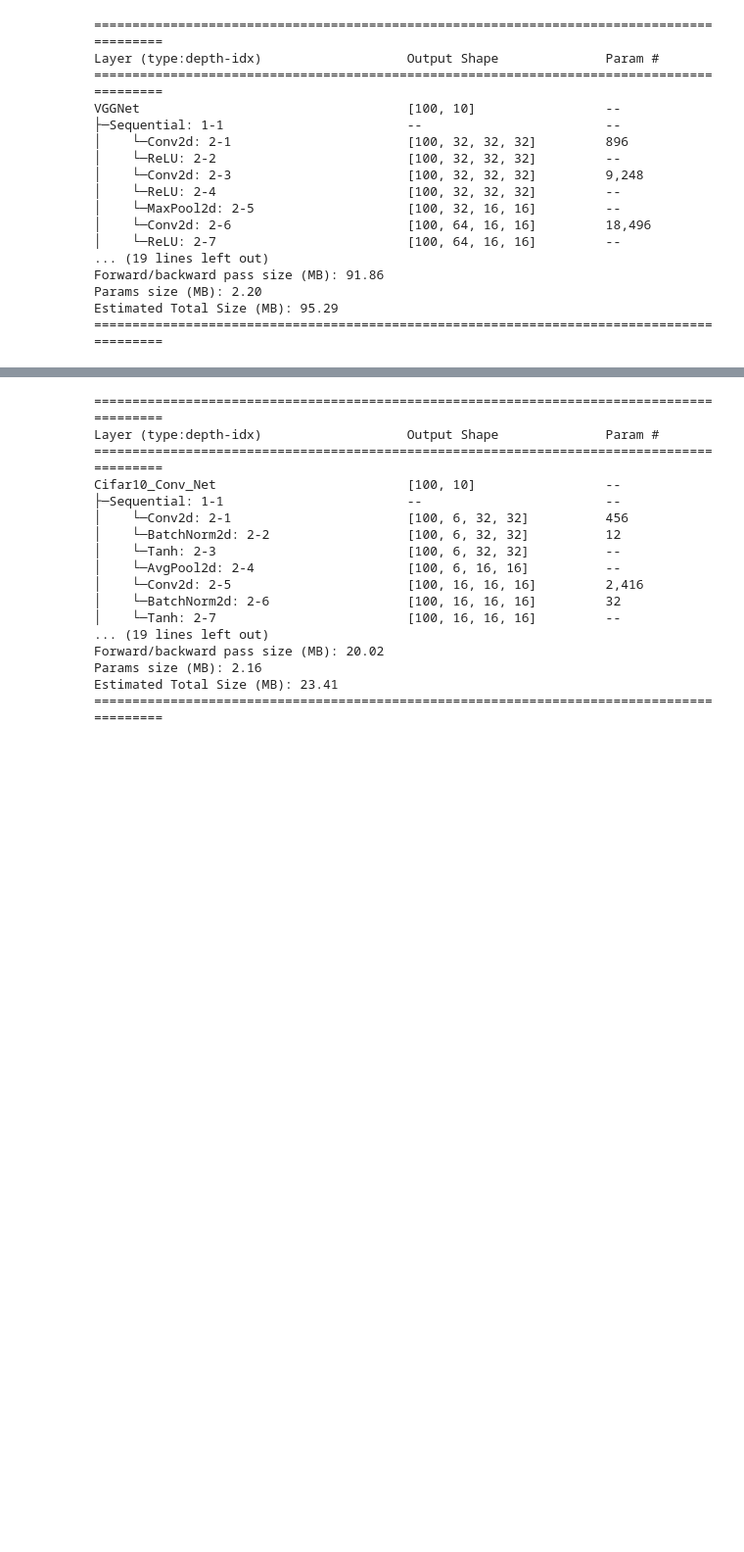
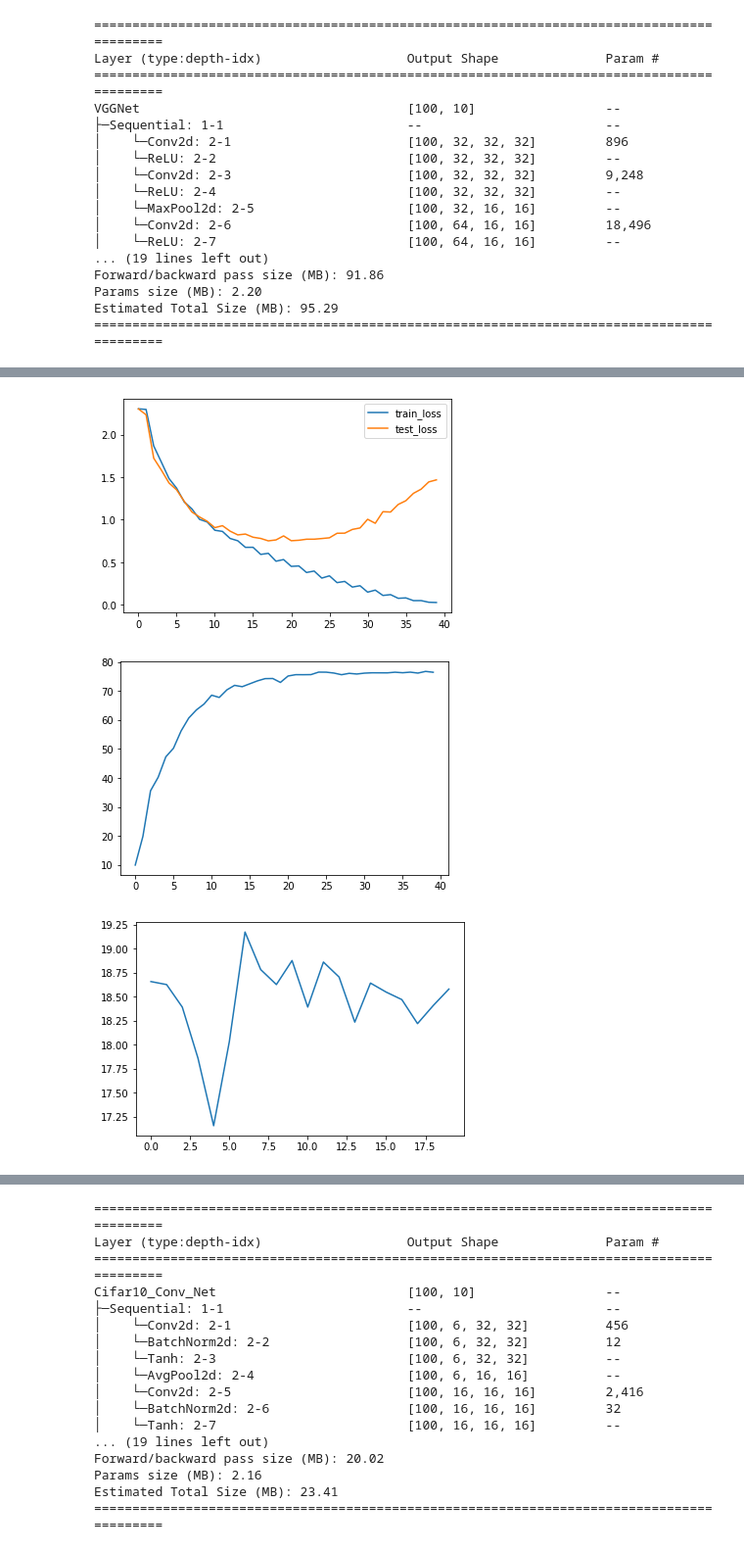
Before and after one commit to HeiseMax/ActiveShiftLayer, a Jupyter notebook: Cifar10.ipynb, the cells around one changed output, grey strips where cells are left out. Shown: that part at 98% size. Saved outputs shown, nothing was run; the diff lists cells and outputs as text; code cells hidden in the pictures; blank space fills up the shorter version.

```diff
--- a/Cifar10.ipynb
+++ b/Cifar10.ipynb
@@ -74,10 +75,10 @@ Estimated Total Size (MB): 95.29
 # %%
 criterion = CrossEntropyLoss()
 optimizer = optim.SGD(VGGNN.parameters(), lr=0.01, momentum=0.9)
-scheduler = optim.lr_scheduler.ExponentialLR(optimizer, gamma=1)
+scheduler = optim.lr_scheduler.ExponentialLR(optimizer, gamma=0.9)
 # %%
 stats = train_NN(VGGNN, train_dataloader,
-        test_dataloader, epochs=10, optimizer=optimizer, criterion=criterion,
+        test_dataloader, epochs=20, optimizer=optimizer, criterion=criterion,
         scheduler=scheduler, device=device, steps_to_test=200, print_test=True)
 # %% [output]
 [1,   200] train_loss: 2.303
@@ -87,0 +101,14 @@ KeyboardInterrupt:
+# %%
+plt.plot(stats[0], label="train_loss")
+#plt.show()
+plt.plot(stats[1], label="test_loss")
+plt.legend()
+plt.show()
+plt.plot(stats[2])
+plt.show()
+plt.plot(stats[3])
+plt.show()
+# %% [output]
+[figure, added]
+[figure, added]
+[figure, added]
```
Also changed, not shown: parts of 12 cells of this notebook, 6 other files.
